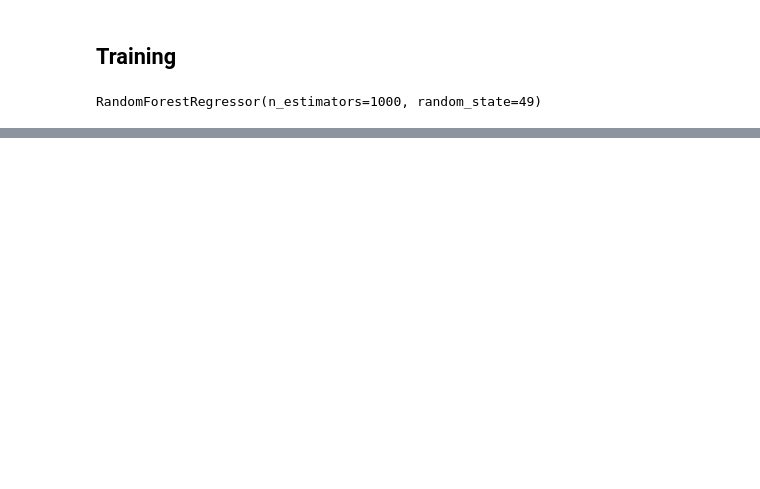
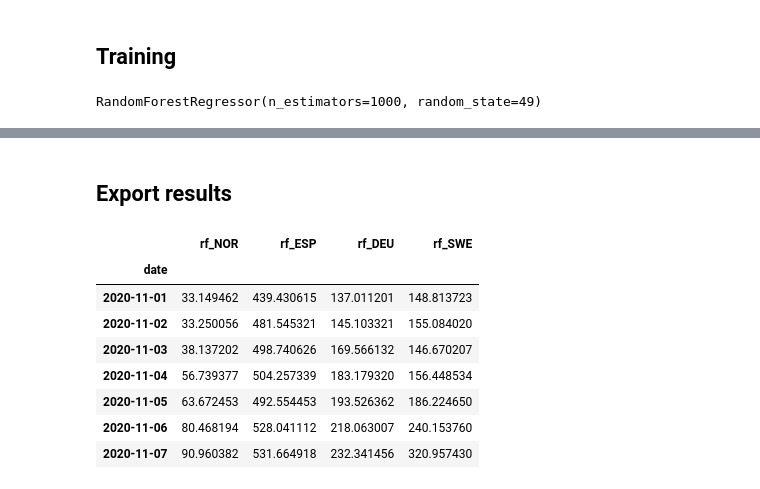
Before and after one commit to ostormer/covid_ml, a Jupyter notebook: Random Forest - Global Training.ipynb, the cells around one changed output, grey strips where cells are left out. Cells and saved outputs as stored; diff of their text form; code cells hidden in the pictures; blank space fills up the shorter version.

```diff
--- a/Random Forest - Global Training.ipynb
+++ b/Random Forest - Global Training.ipynb
@@ -155,15 +140,11 @@ def build_all(features):
     new_features = []
     for f in features:
         f = f.dropna(subset=['new_cases_diff'])
-        lagged = build_lagged_features(f.drop(['day', 'month', 'year', 'weekday', 'population', 'iso_code'], axis = 1), lag=lag)
+        lagged = build_lagged_features(f.drop(['day', 'month', 'year', 'iso_code'], axis = 1), lag=lag)
         lagged['day'] = f['day'][lag:]
         lagged['month'] = f['month'][lag:]
         lagged['year'] = f['year'][lag:]
-        lagged['weekday'] = f['weekday'][lag:]
-        lagged['population'] = f['population'][lag:]
         #lagged = lagged.drop(['total_tests', 'new_tests_smoothed'], axis = 1)
-        # One-hot encode weekdays
-        lagged = pd.get_dummies(lagged)
         lagged['iso_code'] = f['iso_code'][lag:]
         new_features.append(lagged)
     return new_features
@@ -198,9 +179,9 @@ test_features = {}
 test_labels = {}
 for i in range(len(features)):
     iso_code = features[i]['iso_code'].iloc[0]
-    labels[iso_code] = features[i]['new_cases']
+    labels[iso_code] = features[i]['new_cases_smoothed_per_million']
     labels_diff.append(features[i]['new_cases_diff'])
-    features[i] = features[i].drop(['new_cases', 'new_cases_smoothed', 'new_cases_diff'], axis = 1)
+    features[i] = features[i].drop(['new_cases', 'new_cases_smoothed', 'new_cases_per_million', 'new_cases_smoothed_per_million', 'new_cases_diff', 'stringency_index'], axis = 1)
     # Using first 7 days of November as testing set
     train_features.append(features[i][:-7])
     train_labels.append(labels_diff[i][:-7])
@@ -210,13 +191,13 @@ for i in range(len(features)):
 feature_list = list(features[0].columns)
 # %%
 # Target encode ISO code
-target_encoder = TargetEncoder(cols=['iso_code'], smoothing=8, min_samples_leaf=5).fit(pd.concat(train_features), pd.concat(train_labels))
-
+iso_dict = {}
 for i in range(len(train_features)):
+    iso_code = train_features[i]['iso_code'].iloc[0]
+    target_encoder = TargetEncoder(cols=['iso_code'], smoothing=8, min_samples_leaf=5).fit(train_features[i], train_labels[i])
     train_features[i] = target_encoder.transform(train_features[i])
-
-for iso_code, tf in test_features.items():
-    test_features[iso_code] = target_encoder.transform(tf)
+    test_features[iso_code] = target_encoder.transform(test_features[iso_code])
+    iso_dict[train_features[i]['iso_code'].iloc[0]] = iso_code
 # %% [markdown]
 ## Training
 # %%
@@ -297,0 +287,16 @@ Variable: weekday_Wednesday    Importance: 0.0
+# %% [markdown]
+## Export results
+# %%
+d = {'rf_NOR': predictions['NOR'], 'rf_ESP': predictions['ESP'], 'rf_DEU': predictions['DEU'], 'rf_SWE': predictions['SWE']}
+results = pd.DataFrame(d, index=dates.iloc[-7:])
+results
+# %% [output]
+|  | rf_NOR | rf_ESP | rf_DEU | rf_SWE |
+| date |  |  |  |  |
+| 2020-11-01 | 33.149462 | 439.430615 | 137.011201 | 148.813723 |
+| 2020-11-02 | 33.250056 | 481.545321 | 145.103321 | 155.084020 |
+| 2020-11-03 | 38.137202 | 498.740626 | 169.566132 | 146.670207 |
+| 2020-11-04 | 56.739377 | 504.257339 | 183.179320 | 156.448534 |
+| 2020-11-05 | 63.672453 | 492.554453 | 193.526362 | 186.224650 |
+| 2020-11-06 | 80.468194 | 528.041112 | 218.063007 | 240.153760 |
+| 2020-11-07 | 90.960382 | 531.664918 | 232.341456 | 320.957430 |
```
Also changed, not shown: parts of 10 cells of this notebook, 1 other file.
